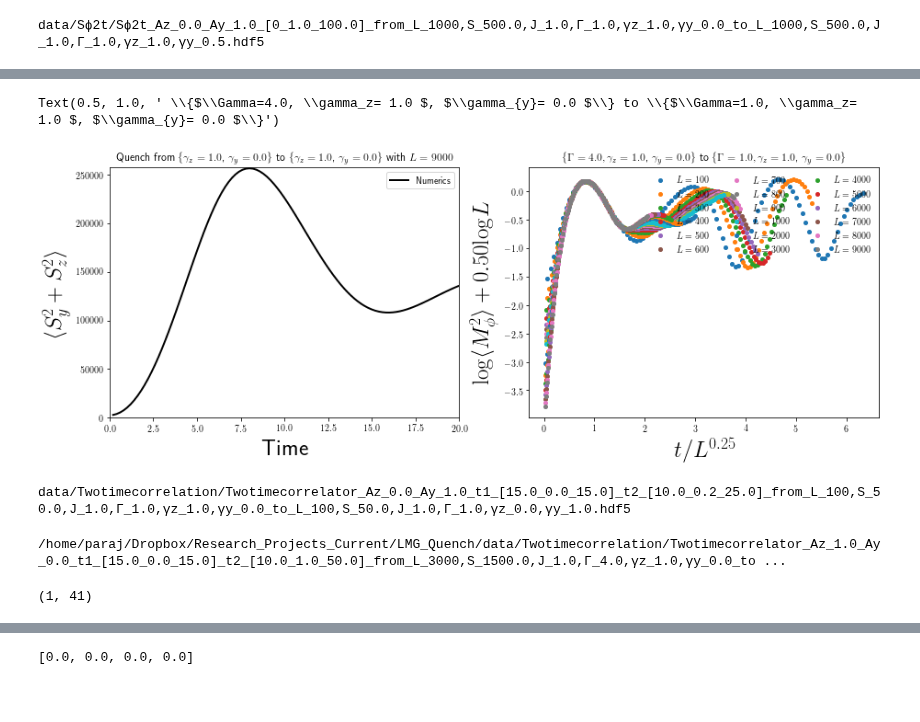
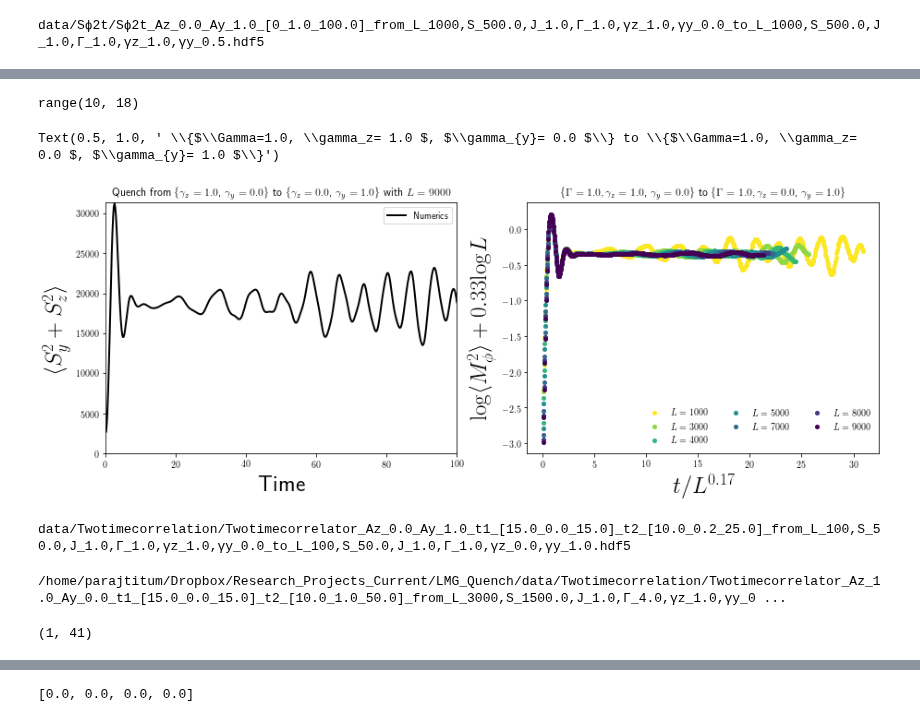
Before and after one commit to paraj003/LMG_quench, a Jupyter notebook: LMG_sim.ipynb, the cells around one changed output, grey strips where cells are left out. Cells and saved outputs as stored; diff of their text form; code cells hidden in the pictures; blank space fills up the shorter version.

Commit message:
Adding changes from CUDA, to two-time correlation section of the LMG_sim.ipynb

```diff
--- a/LMG_sim.ipynb
+++ b/LMG_sim.ipynb
@@ -986,7 +986,7 @@ Here we have the code for the time-dependence of the correlator for the quench H
 #paramvalsf=LMG.Ham_params(N=L,S=L/2,J=1.,γz=1.,γy=0.,Γ=1.)
 #same time correlator definitions
 dt=0.2 #time step
-Tf=20. # final time step
+Tf=100. # final time step
 Nsteps=int(Tf/dt)
 tarr=np.arange(dt,Tf+dt,dt) #for calculating <Sϕ(t)Sϕ(t)>
 #two-time correlator definitions
@@ -1023,8 +1023,8 @@ Mϕ2vals=np.zeros((Nsteps,np.size(Larr)))
 deletelist=np.array([],dtype=int)
 for L,p in zip(Larr,range(np.size(Larr))):
     print('L='+str(L), end='\r', flush=True)
-    paramvals0=LMG.Ham_params(N=L,S=L/2,J=1.,γz=1.,γy=0.,Γ=4.)
-    paramvalsf=LMG.Ham_params(N=L,S=L/2,J=1.,γz=1.,γy=0.,Γ=1.)
+    paramvals0=LMG.Ham_params(N=L,S=L/2,J=1.,γz=1.,γy=0.,Γ=1.)
+    paramvalsf=LMG.Ham_params(N=L,S=L/2,J=1.,γz=0.,γy=1.,Γ=1.)
     #load Sz^2 data
     filename1=directory5+'Sϕ2t_Az_1.0_Ay_0.0_[0_'+str(dt)+'_'+str(dt*Nsteps)+']_from_'+paramvals0.paramstr()+'_to_'+paramvalsf.paramstr()+'.hdf5'
     #load Sy^2 data
@@ -1053,35 +1064,41 @@ Larr_nonzero=np.delete(Larr,deletelist,axis=0)
 L=9000
+# %%
+range(10,10+np.size(Larr_nonzero[10:]))
+# %% [output]
+range(10, 18)
 # %%
 plt.figure(figsize=(15,5))
 #plotting
 #plt.plot(tarr,Sϕ2vals_nonzero,'-',color='blue',linewidth=2,label='$\\langle S_z^2(t)+ S_y^2(t)\\rangle$')
 plt.subplot(1,2,1)
-plt.plot(tarr,Sz2vals_nonzero[:,-1],'-',color='black',linewidth=2,label='Numerics')#'$\\langle S_z^2(t)\\rangle$')
+plt.plot(tarr,Sϕ2vals_nonzero[:,0],'-',color='black',linewidth=2,label='Numerics')#'$\\langle S_z^2(t)\\rangle$')
 #plt.plot(tarr,Sy2vals_nonzero,'-',color='red',linewidth=2,label='$\\langle S_y^2(t)\\rangle$')
 #plt.plot(np.linspace(0,Tf,1000),Szt,color='blue',label='Holstein-Primakoff',linewidth=1.5)
 #plt.axhline(Sz2inf,linestyle='dashed',color= 'black',label='$t=\\infty$ avg',linewidth=2)
 plt.xlabel("Time",fontsize=25)
 plt.ylabel("$\\langle S_y^2+S_z^2\\rangle$",fontsize=25)#"+S_y^2\\rangle$",fontsize=25)
 plt.xlim(0,tarr[-1])
-plt.ylim(0,np.max(Sϕ2vals_nonzero)+100)
+plt.ylim(0,np.max(Sϕ2vals_nonzero[:,0])+100)
 plt.legend(numpoints=1,loc=1)#bbox_to_anchor=(1.5,1))
 plt.title('Quench from \\{$\\gamma_z= %.1f $, $\\gamma_{y}= %.1f $\\} to \\{$\\gamma_z= %.1f $, $\\gamma_{y}= %.1f $\\} with $L=%d$'%(paramvals0.γz,paramvals0.γy, paramvalsf.γz,paramvalsf.γy,L))
 #figcaption("Time-dependence of the total spin for a system size $L=1000$ with the quench parameters shown in the figure. ")
 plt.subplot(1,2,2)
-mϕ=0.5
-mt=0.25
-
-for L,p in zip(Larr_nonzero,range(np.size(Larr_nonzero))):
+mϕ=0.33
+mt=0.17
+cmap=plt.cm.get_cmap('viridis_r')
+stLind=0
+colors = cmap(np.linspace(0,1,np.size(Larr_nonzero[stLind:])))
+for L,p in zip(Larr_nonzero[stLind:],range(stLind,stLind+np.size(Larr_nonzero[stLind:]))):
     #print(p)
-    plt.plot(tarr/L**mt,np.log(Mϕ2vals_nonzero[:,p])+mϕ*np.log(L),'.',markersize=8,linewidth=2,label='$L=%d$'% L)
+    plt.plot(tarr/L**mt,np.log(Mϕ2vals_nonzero[:,p])+mϕ*np.log(L),'.',color=colors[p-stLind],markersize=8,linewidth=2,label='$L=%d$'% L)
 plt.xlabel("$t/L^{ %0.2f } $"% mt,fontsize=25)
 plt.ylabel("${\\rm log}\\langle M^2_\\phi \\rangle+ %0.2f {\\rm log}L$"% mϕ,fontsize=25)
-plt.legend(loc=1,numpoints=1,ncol=3,frameon=False)
+plt.legend(loc=4,numpoints=1,ncol=3,frameon=False)
 #plt.ylim((-0.3,0.5))
 plt.title(' \\{$\Gamma=%.1f, \\gamma_z= %.1f $, $\\gamma_{y}= %.1f $\\} to \\{$\\Gamma=%.1f, \\gamma_z= %.1f $, $\\gamma_{y}= %.1f $\\}'%(paramvals0.Γ,paramvals0.γz,paramvals0.γy, paramvalsf.Γ,paramvalsf.γz,paramvalsf.γy))
 # %% [output]
-Text(0.5, 1.0, ' \\{$\\Gamma=4.0, \\gamma_z= 1.0 $, $\\gamma_{y}= 0.0 $\\} to \\{$\\Gamma=1.0, \\gamma_z= 1.0 $, $\\gamma_{y}= 0.0 $\\}')
+Text(0.5, 1.0, ' \\{$\\Gamma=1.0, \\gamma_z= 1.0 $, $\\gamma_{y}= 0.0 $\\} to \\{$\\Gamma=1.0, \\gamma_z= 0.0 $, $\\gamma_{y}= 1.0 $\\}')
-[figure, old version]
+[figure, new version]
 # %%
 #calculate or load two time correlation <Sϕ(t2)Sϕ(t1)>
 correlationmat=LMG.twotimecorrelation(paramvals0,t1arr,t2arr,GState,energyf,vecf,Azf,Ayf)
@@ -1091,15 +1108,17 @@ data/Twotimecorrelation/Twotimecorrelator_Az_0.0_Ay_1.0_t1_[15.0_0.0_15.0]_t2_[1
 # %%
 directory1='data/Twotimecorrelation/'
 directory2='/home/paraj/Dropbox/Research_Projects_Current/LMG_Quench/data/Twotimecorrelation/'
+directory5='/home/parajtitum/Dropbox/Research_Projects_Current/LMG_Quench/data/Twotimecorrelation/'
+L=3000
 paramvals0=LMG.Ham_params(N=L,S=L/2,J=1.,γz=1.,γy=0.,Γ=4.)
 paramvalsf=LMG.Ham_params(N=L,S=L/2,J=1.,γz=1,γy=0.,Γ=1.)
-filename1=directory2+'Twotimecorrelator_Az_1.0_Ay_0.0_t1_'+LMG.arrtostr(t1arr)+'_t2_'+LMG.arrtostr(t2arr)+'_from_'+paramvals0.paramstr()+'_to_'+paramvalsf.paramstr()+'.hdf5'
+filename1=directory5+'Twotimecorrelator_Az_1.0_Ay_0.0_t1_'+LMG.arrtostr(t1arr)+'_t2_'+LMG.arrtostr(t2arr)+'_from_'+paramvals0.paramstr()+'_to_'+paramvalsf.paramstr()+'.hdf5'
 print(filename1)
 with h5py.File(filename1, "r") as f:
     correlationzarr= f["correlationarr"][...]
 np.shape(correlationzarr)
 # %% [output]
-/home/paraj/Dropbox/Research_Projects_Current/LMG_Quench/data/Twotimecorrelation/Twotimecorrelator_Az_1.0_Ay_0.0_t1_[15.0_0.0_15.0]_t2_[10.0_1.0_50.0]_from_L_3000,S_1500.0,J_1.0,Γ_4.0,γz_1.0,γy_0.0_to ...
+/home/parajtitum/Dropbox/Research_Projects_Current/LMG_Quench/data/Twotimecorrelation/Twotimecorrelator_Az_1.0_Ay_0.0_t1_[15.0_0.0_15.0]_t2_[10.0_1.0_50.0]_from_L_3000,S_1500.0,J_1.0,Γ_4.0,γz_1.0,γy_0 ...
 (1, 41)
 # %%
 #load two time correlation <Sϕ(t2)Sϕ(t1)> from file
```
Also changed, not shown: parts of 2 cells of this notebook.
